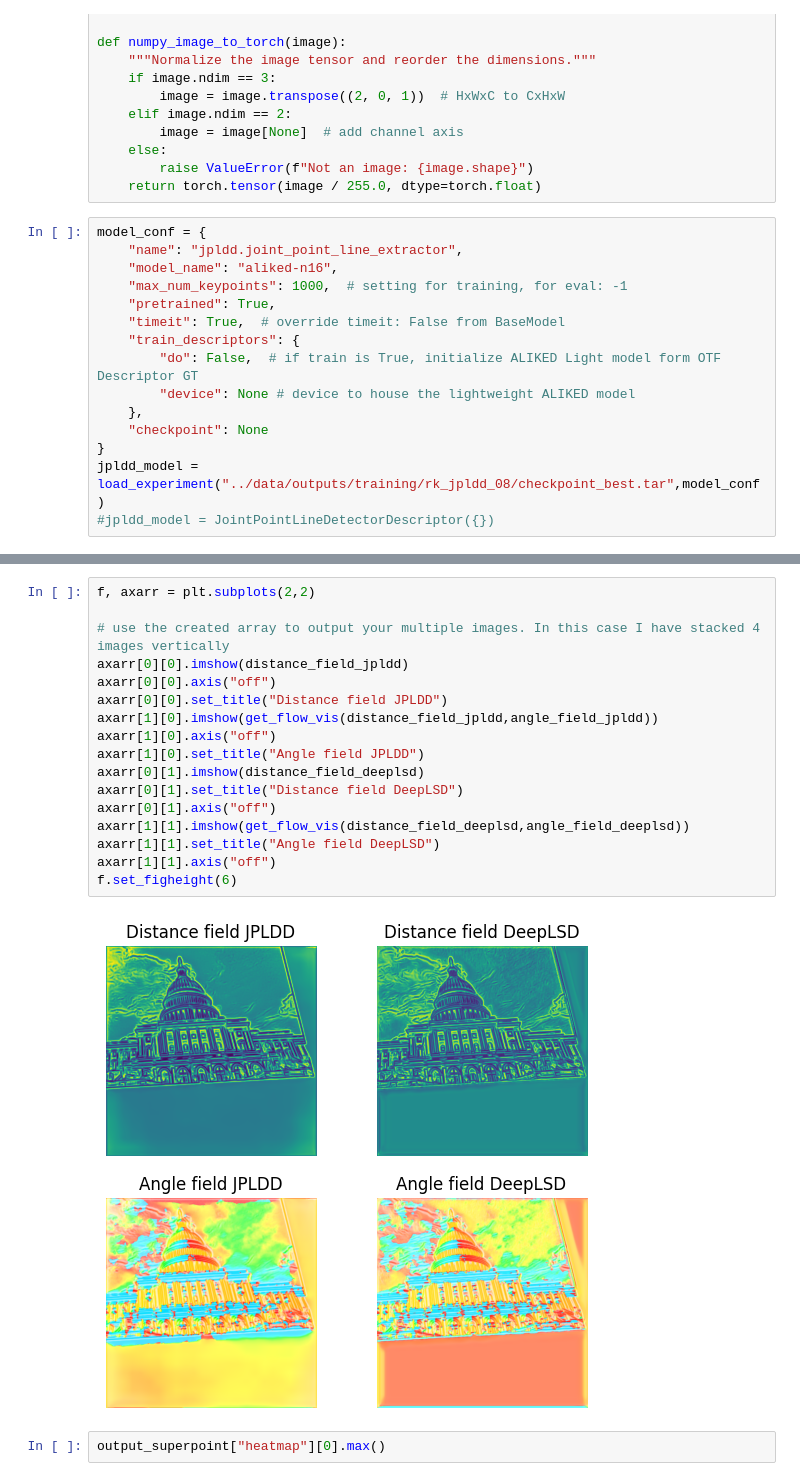
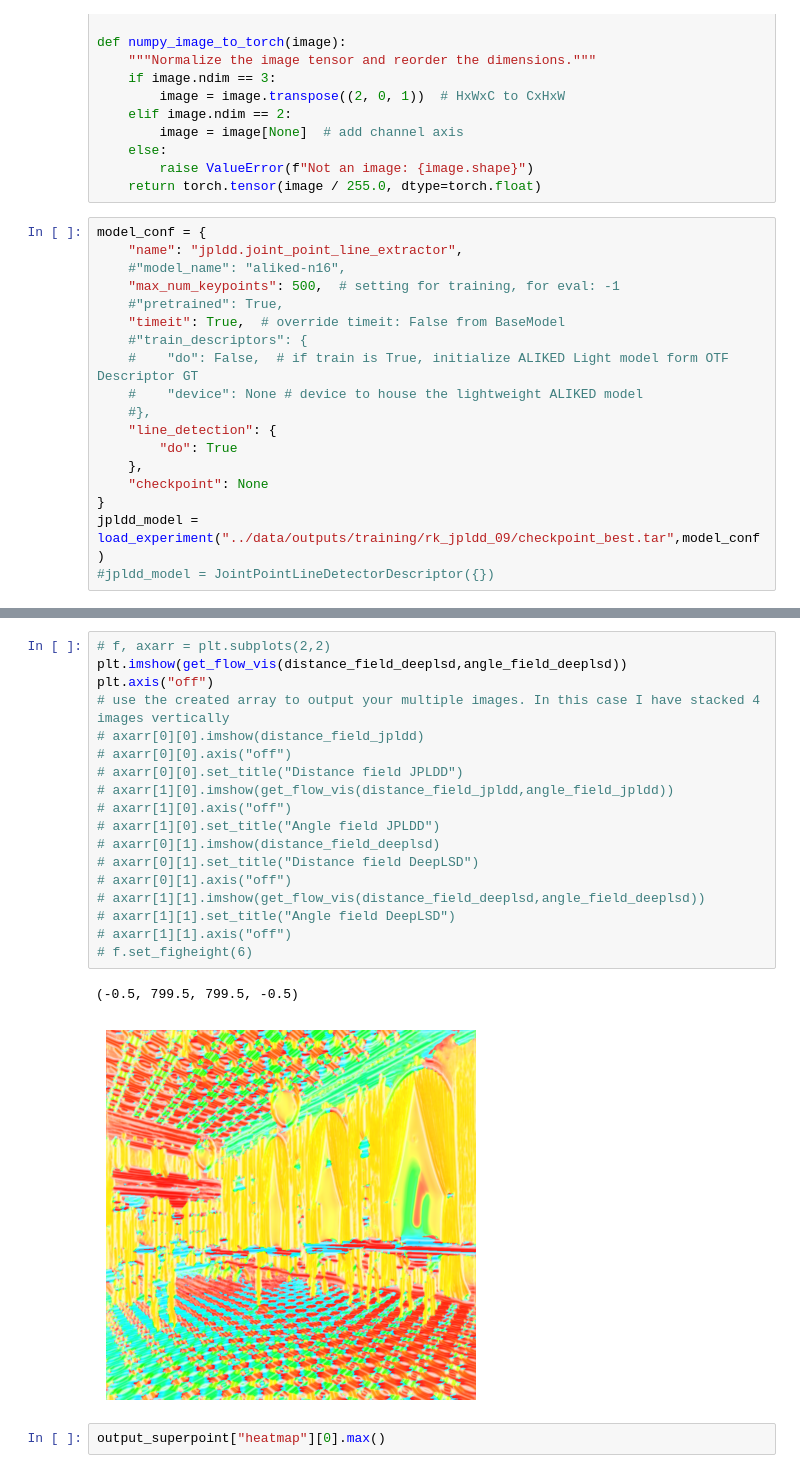
Before and after one commit to RaphaelKreft/glue-factory, a Jupyter notebook: notebooks/training_visualization.ipynb, the cells around one changed output, grey strips where cells are left out. Cells and saved outputs as stored; diff of their text form.

Commit message:
Do more visualization

```diff
--- a/notebooks/training_visualization.ipynb
+++ b/notebooks/training_visualization.ipynb
@@ -31,16 +34,19 @@ def numpy_image_to_torch(image):
 # %%
 model_conf = {
     "name": "jpldd.joint_point_line_extractor",
-    "model_name": "aliked-n16",
-    "max_num_keypoints": 1000,  # setting for training, for eval: -1
-    "pretrained": True,
+    #"model_name": "aliked-n16",
+    "max_num_keypoints": 500,  # setting for training, for eval: -1
+    #"pretrained": True,
     "timeit": True,  # override timeit: False from BaseModel
-    "train_descriptors": {
-        "do": False,  # if train is True, initialize ALIKED Light model form OTF Descriptor GT
-        "device": None # device to house the lightweight ALIKED model
+    #"train_descriptors": {
+    #    "do": False,  # if train is True, initialize ALIKED Light model form OTF Descriptor GT
+    #    "device": None # device to house the lightweight ALIKED model
+    #},
+    "line_detection": {
+        "do": True
     },
     "checkpoint": None
 }
-jpldd_model = load_experiment("../data/outputs/training/rk_jpldd_08/checkpoint_best.tar",model_conf)
+jpldd_model = load_experiment("../data/outputs/training/rk_jpldd_09/checkpoint_best.tar",model_conf)
 #jpldd_model = JointPointLineDetectorDescriptor({})
 # %% [output]
@@ -114,22 +138,24 @@ dict_keys(['keypoint_and_junction_score_map', 'line_anglefield', 'line_distancef
 # %%
-f, axarr = plt.subplots(2,2)
-
+# f, axarr = plt.subplots(2,2)
+plt.imshow(get_flow_vis(distance_field_deeplsd,angle_field_deeplsd))
+plt.axis("off")
 # use the created array to output your multiple images. In this case I have stacked 4 images vertically
-axarr[0][0].imshow(distance_field_jpldd)
-axarr[0][0].axis("off")
-axarr[0][0].set_title("Distance field JPLDD")
-axarr[1][0].imshow(get_flow_vis(distance_field_jpldd,angle_field_jpldd))
-axarr[1][0].axis("off")
-axarr[1][0].set_title("Angle field JPLDD")
-axarr[0][1].imshow(distance_field_deeplsd)
-axarr[0][1].set_title("Distance field DeepLSD")
-axarr[0][1].axis("off")
-axarr[1][1].imshow(get_flow_vis(distance_field_deeplsd,angle_field_deeplsd))
-axarr[1][1].set_title("Angle field DeepLSD")
-axarr[1][1].axis("off")
-f.set_figheight(6)
+# axarr[0][0].imshow(distance_field_jpldd)
+# axarr[0][0].axis("off")
+# axarr[0][0].set_title("Distance field JPLDD")
+# axarr[1][0].imshow(get_flow_vis(distance_field_jpldd,angle_field_jpldd))
+# axarr[1][0].axis("off")
+# axarr[1][0].set_title("Angle field JPLDD")
+# axarr[0][1].imshow(distance_field_deeplsd)
+# axarr[0][1].set_title("Distance field DeepLSD")
+# axarr[0][1].axis("off")
+# axarr[1][1].imshow(get_flow_vis(distance_field_deeplsd,angle_field_deeplsd))
+# axarr[1][1].set_title("Angle field DeepLSD")
+# axarr[1][1].axis("off")
+# f.set_figheight(6)
 # %% [output]
+(-0.5, 799.5, 799.5, -0.5)
-[figure, old version]
+[figure, new version]
 # %%
 output_superpoint["heatmap"][0].max()
 # %% [output]
```
Also changed, not shown: parts of 6 cells of this notebook.
